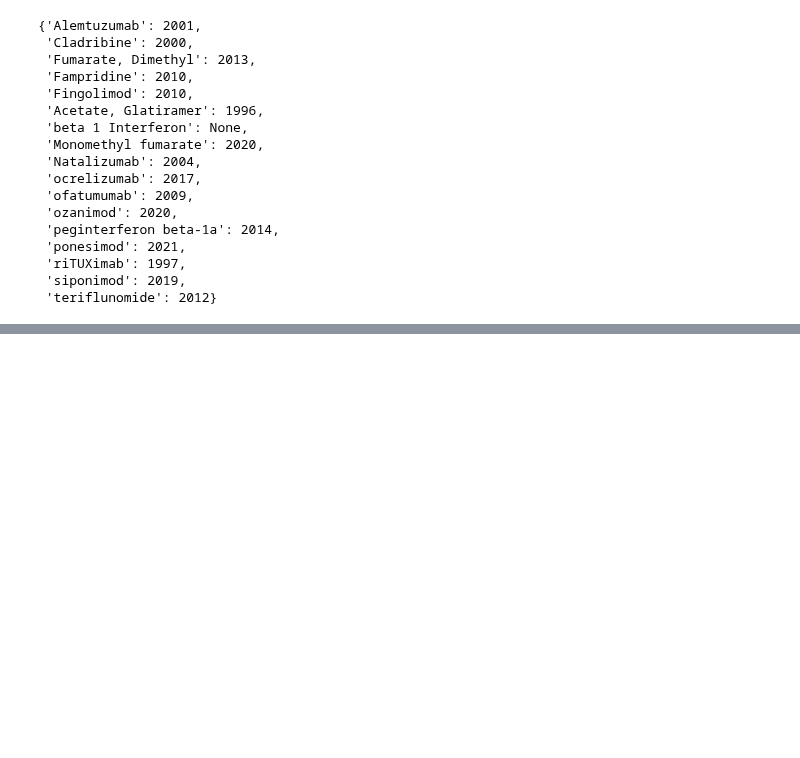
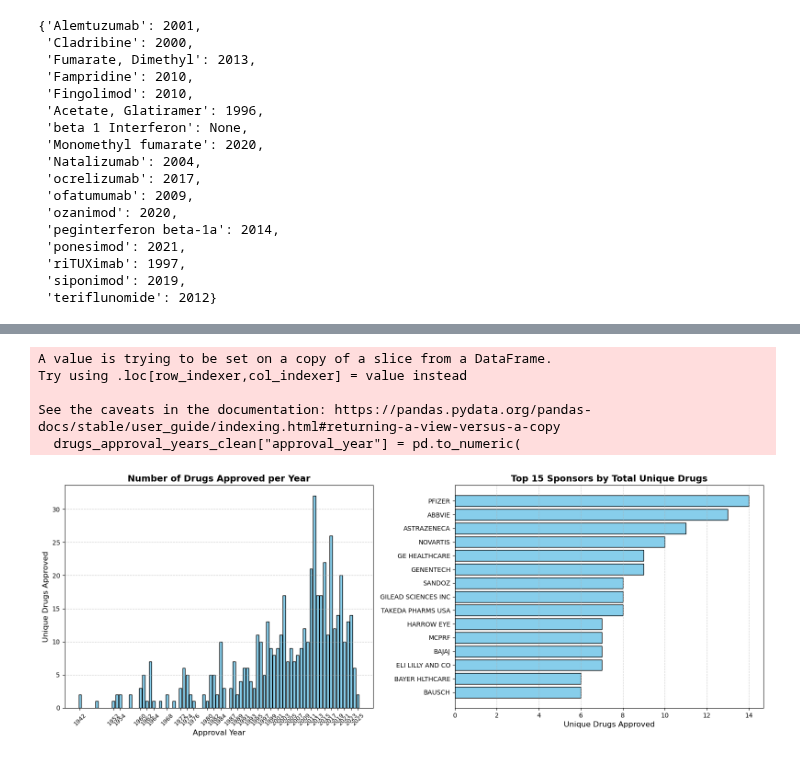
Before and after one commit to Ineichen-Group/Preclinical_DrugDisease_Translation_Pipeline, a Jupyter notebook: 10_use_case_disease_focus/Get_Drug_Approval_Dates.ipynb, the cells around one changed output, grey strips where cells are left out. Drawn from its saved outputs; the diff is of its cells as text; code cells hidden in the pictures; blank space fills up the shorter version.

```diff
--- a/10_use_case_disease_focus/Get_Drug_Approval_Dates.ipynb
+++ b/10_use_case_disease_focus/Get_Drug_Approval_Dates.ipynb
@@ -400,0 +554,3 @@ with open("outputs/drug_approval_years_MS.json", "w", encoding="utf-8") as f:
+# %%
+drugs_approval_years = pd.read_csv("./out/fda_drug_metadata_progress.csv")
+drugs_approval_years.shape
@@ -400,0 +559,3 @@ with open("outputs/drug_approval_years_MS.json", "w", encoding="utf-8") as f:
+# %%
+drugs_approval_years_clean = drugs_approval_years.dropna()
+drugs_approval_years_clean.shape
@@ -400,0 +580,57 @@ with open("outputs/drug_approval_years_MS.json", "w", encoding="utf-8") as f:
+# %%
+import matplotlib.pyplot as plt
+import pandas as pd
+
+# --- Clean and prepare the data ---
+drugs_approval_years_clean["approval_year"] = pd.to_numeric(
+    drugs_approval_years_clean["approval_year"], errors="coerce"
+)
+df = drugs_approval_years_clean.dropna(subset=["approval_year", "sponsor_name"])
+
+# --- Group 1: Drug count per year ---
+drug_counts = (
+    df.groupby("approval_year")["canonical_drug_name"]
+    .nunique()
+    .sort_index()
+)
+
+# --- Group 2: Drug count per sponsor ---
+sponsor_counts = (
+    df.groupby("sponsor_name")["canonical_drug_name"]
+    .nunique()
+    .sort_values(ascending=False)
+)
+
+# --- Create side-by-side plots ---
+fig, axes = plt.subplots(1, 2, figsize=(16, 6))
+
+# --- Plot 1: Drugs per year ---
+axes[0].bar(drug_counts.index, drug_counts.values, color="skyblue", edgecolor="black")
+axes[0].set_title("Number of Drugs Approved per Year", fontsize=14, fontweight="bold")
+axes[0].set_xlabel("Approval Year", fontsize=12)
+axes[0].set_ylabel("Unique Drugs Approved", fontsize=12)
+axes[0].grid(axis="y", linestyle="--", alpha=0.6)
+
+# Show every 2nd year tick for readability
+years = drug_counts.index.astype(int)
+axes[0].set_xticks(years[::2])
+axes[0].set_xticklabels(years[::2], rotation=45, fontsize=9)
+
+# --- Plot 2: Drugs per sponsor ---
+top_n = 15  # show top 15 sponsors
+top_sponsors = sponsor_counts.head(top_n)
+
+axes[1].barh(top_sponsors.index[::-1], top_sponsors.values[::-1], color="skyblue", edgecolor="black")
+axes[1].set_title(f"Top {top_n} Sponsors by Total Unique Drugs", fontsize=14, fontweight="bold")
+axes[1].set_xlabel("Unique Drugs Approved", fontsize=12)
+axes[1].grid(axis="x", linestyle="--", alpha=0.6)
+
+plt.tight_layout()
+plt.show()
+# %% [output]
+A value is trying to be set on a copy of a slice from a DataFrame.
+Try using .loc[row_indexer,col_indexer] = value instead
+
+See the caveats in the documentation: https://pandas.pydata.org/pandas-docs/stable/user_guide/indexing.html#returning-a-view-versus-a-copy
+  drugs_approval_years_clean["approval_year"] = pd.to_numeric(
+[figure, added]
```
Also changed, not shown: parts of 13 cells of this notebook.
